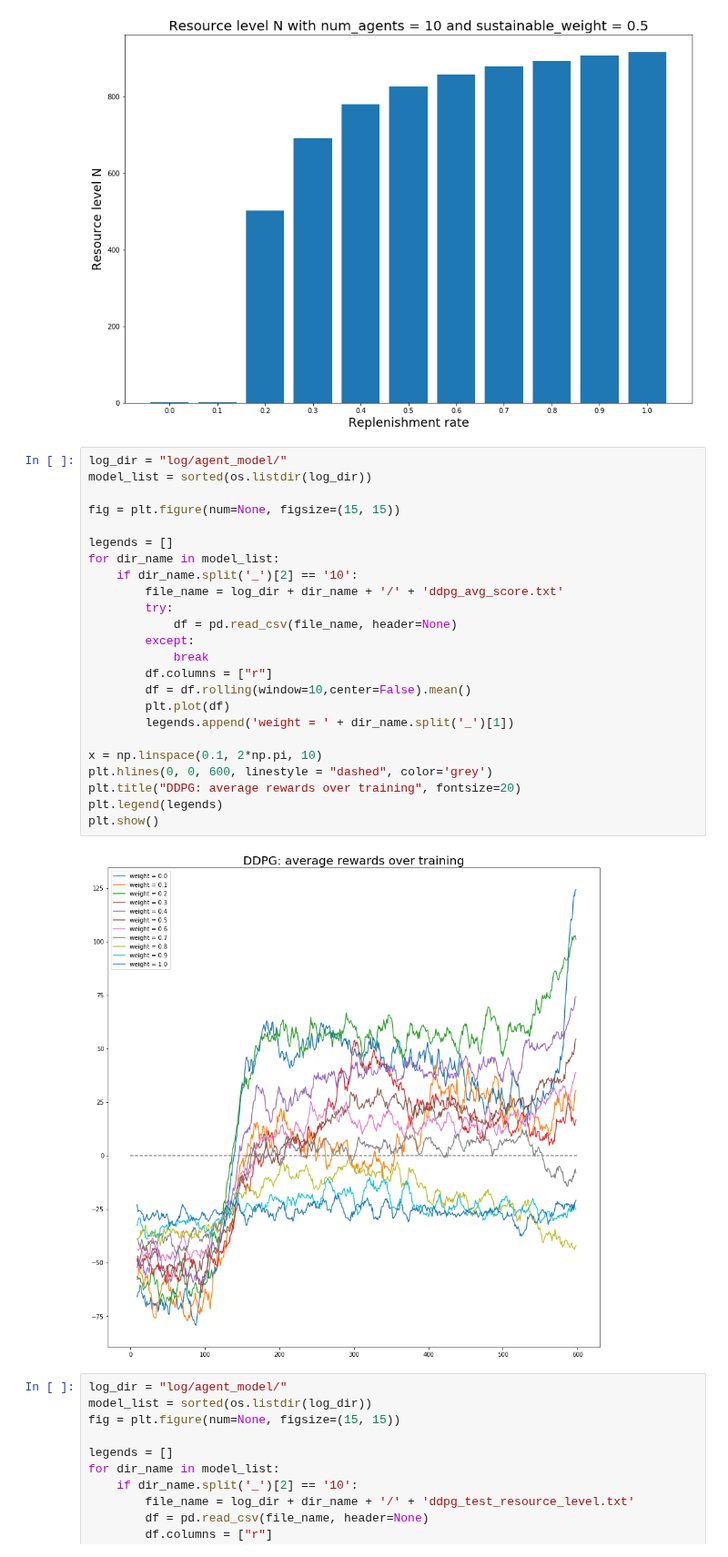
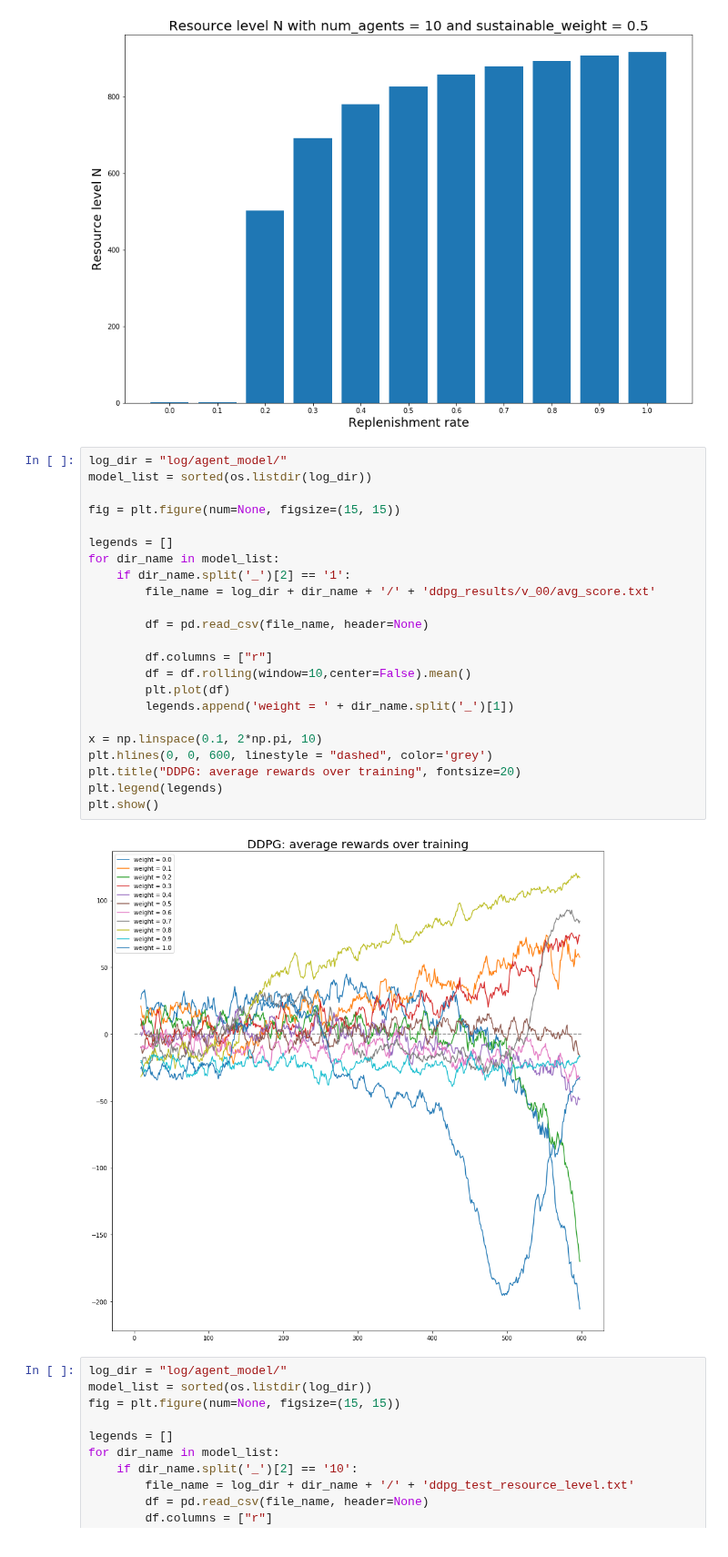
Before and after one commit to zhouker94/Multi-Agent-DRL, a Jupyter notebook: analysis.ipynb, the cells around one changed output. Shown at 91% size. Saved outputs shown, nothing was run; the diff lists cells and outputs as text.

```diff
--- a/analysis.ipynb
+++ b/analysis.ipynb
@@ -145,29 +145,28 @@ plt.show()
 # %%
 log_dir = "log/agent_model/"
 model_list = sorted(os.listdir(log_dir))
 
 fig = plt.figure(num=None, figsize=(15, 15))
 
 legends = []
 for dir_name in model_list:
-    if dir_name.split('_')[2] == '10':
-        file_name = log_dir + dir_name + '/' + 'ddpg_avg_score.txt'
-        try:
-            df = pd.read_csv(file_name, header=None)
-        except:
-            break
+    if dir_name.split('_')[2] == '1':
+        file_name = log_dir + dir_name + '/' + 'ddpg_results/v_00/avg_score.txt'
+
+        df = pd.read_csv(file_name, header=None)
+
         df.columns = ["r"]
         df = df.rolling(window=10,center=False).mean()
         plt.plot(df)
         legends.append('weight = ' + dir_name.split('_')[1])
 
 x = np.linspace(0.1, 2*np.pi, 10)
 plt.hlines(0, 0, 600, linestyle = "dashed", color='grey')
 plt.title("DDPG: average rewards over training", fontsize=20)
 plt.legend(legends)
 plt.show()
 # %% [output]
-[figure, old version]
+[figure, new version]
 # %%
 log_dir = "log/agent_model/"
 model_list = sorted(os.listdir(log_dir))
```
Also changed, not shown: 3 other files.
